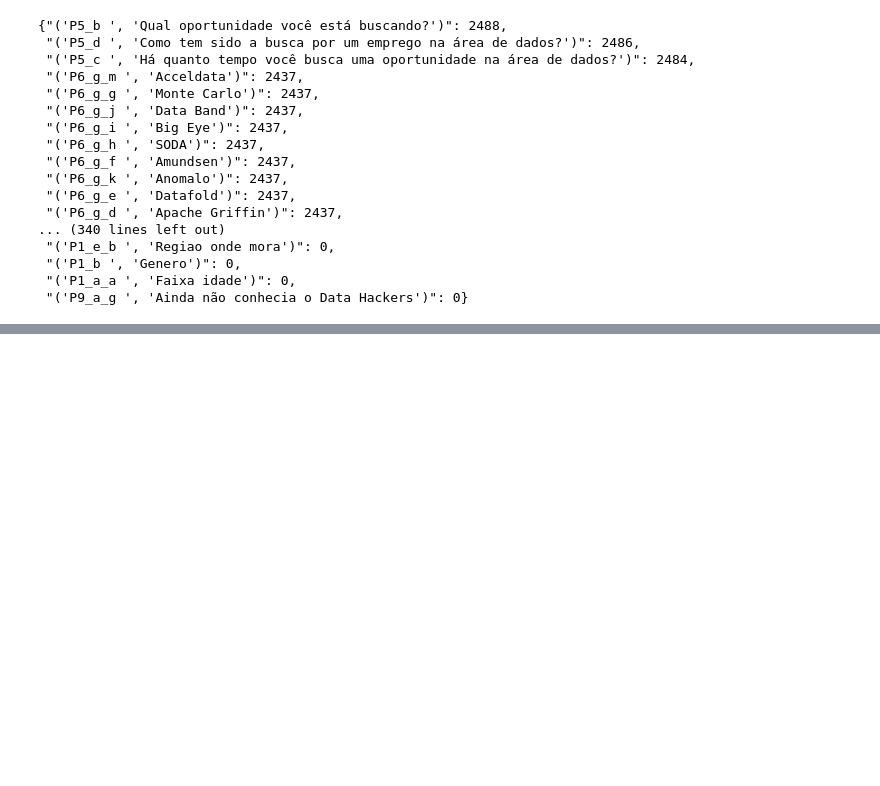
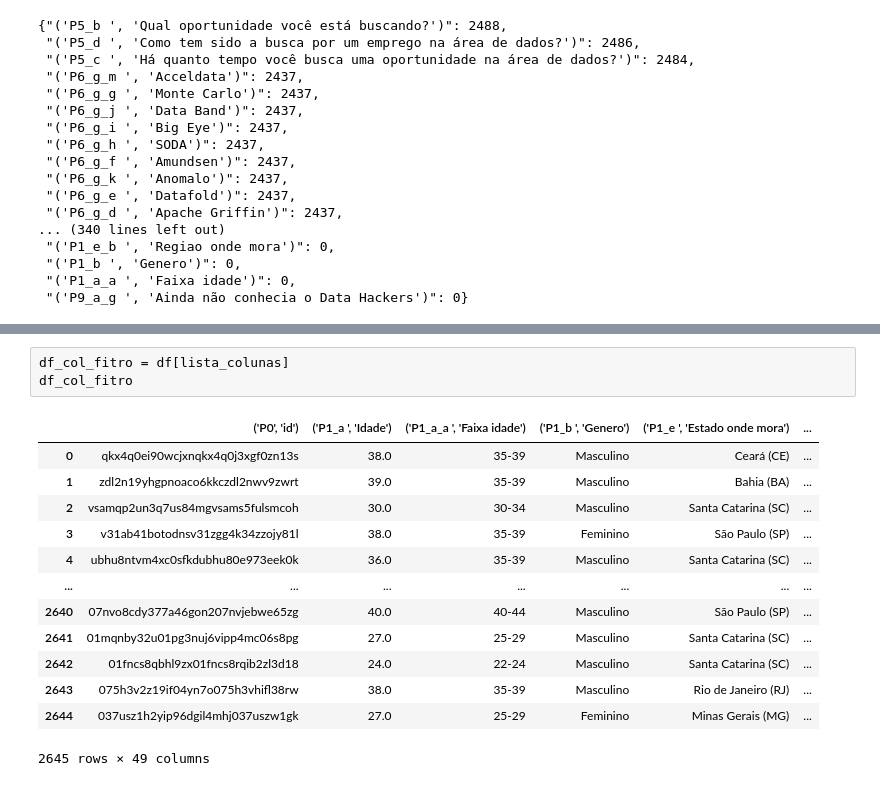
Before and after one commit to MayaraDM/ADA-DS_programming_techiniques_project, a Jupyter notebook: ProjetoV_state_of_data.ipynb, the cells around one changed output, grey strips where cells are left out. Cells and saved outputs as stored; diff of their text form; blank space fills up the shorter version.

```diff
--- a/ProjetoV_state_of_data.ipynb
+++ b/ProjetoV_state_of_data.ipynb
@@ -123,3 +135,20 @@ lista_colunas = ["('P0', 'id')",
  "('P5_b ', 'Qual oportunidade você está buscando?')",
  "('P5_c ', 'Há quanto tempo você busca uma oportunidade na área de dados?')",
  "('P5_d ', 'Como tem sido a busca por um emprego na área de dados?')"]
+# %%
+df_col_fitro = df[lista_colunas]
+df_col_fitro
+# %% [output]
+|  | ('P0', 'id') | ('P1_a ', 'Idade') | ('P1_a_a ', 'Faixa idade') | ('P1_b ', 'Genero') | ('P1_e ', 'Estado onde mora') | ... |
+| 0 | qkx4q0ei90wcjxnqkx4q0j3xgf0zn13s | 38.0 | 35-39 | Masculino | Ceará (CE) | ... |
+| 1 | zdl2n19yhgpnoaco6kkczdl2nwv9zwrt | 39.0 | 35-39 | Masculino | Bahia (BA) | ... |
+| 2 | vsamqp2un3q7us84mgvsams5fulsmcoh | 30.0 | 30-34 | Masculino | Santa Catarina (SC) | ... |
+| 3 | v31ab41botodnsv31zgg4k34zzojy81l | 38.0 | 35-39 | Feminino | São Paulo (SP) | ... |
+| 4 | ubhu8ntvm4xc0sfkdubhu80e973eek0k | 36.0 | 35-39 | Masculino | Santa Catarina (SC) | ... |
+| ... | ... | ... | ... | ... | ... | ... |
+| 2640 | 07nvo8cdy377a46gon207nvjebwe65zg | 40.0 | 40-44 | Masculino | São Paulo (SP) | ... |
+| 2641 | 01mqnby32u01pg3nuj6vipp4mc06s8pg | 27.0 | 25-29 | Masculino | Santa Catarina (SC) | ... |
+| 2642 | 01fncs8qbhl9zx01fncs8rqib2zl3d18 | 24.0 | 22-24 | Masculino | Santa Catarina (SC) | ... |
+| 2643 | 075h3v2z19if04yn7o075h3vhifl38rw | 38.0 | 35-39 | Masculino | Rio de Janeiro (RJ) | ... |
+| 2644 | 037usz1h2yip96dgil4mhj037uszw1gk | 27.0 | 25-29 | Feminino | Minas Gerais (MG) | ... |
+2645 rows × 49 columns
```
Also changed, not shown: parts of 7 cells of this notebook.
